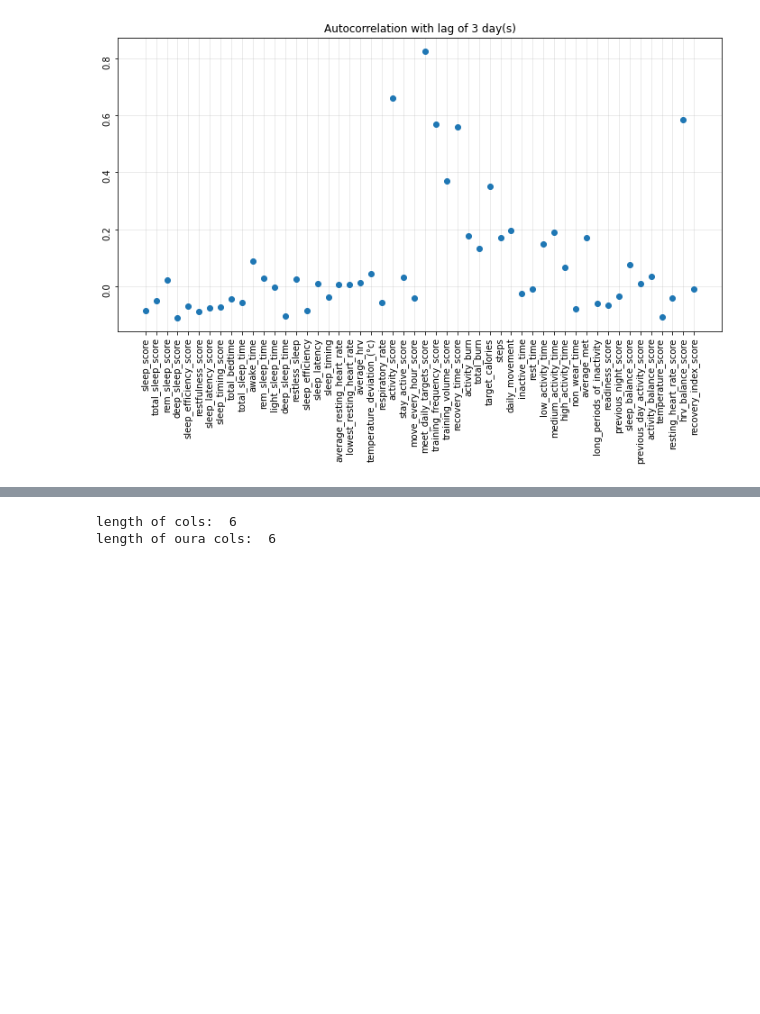
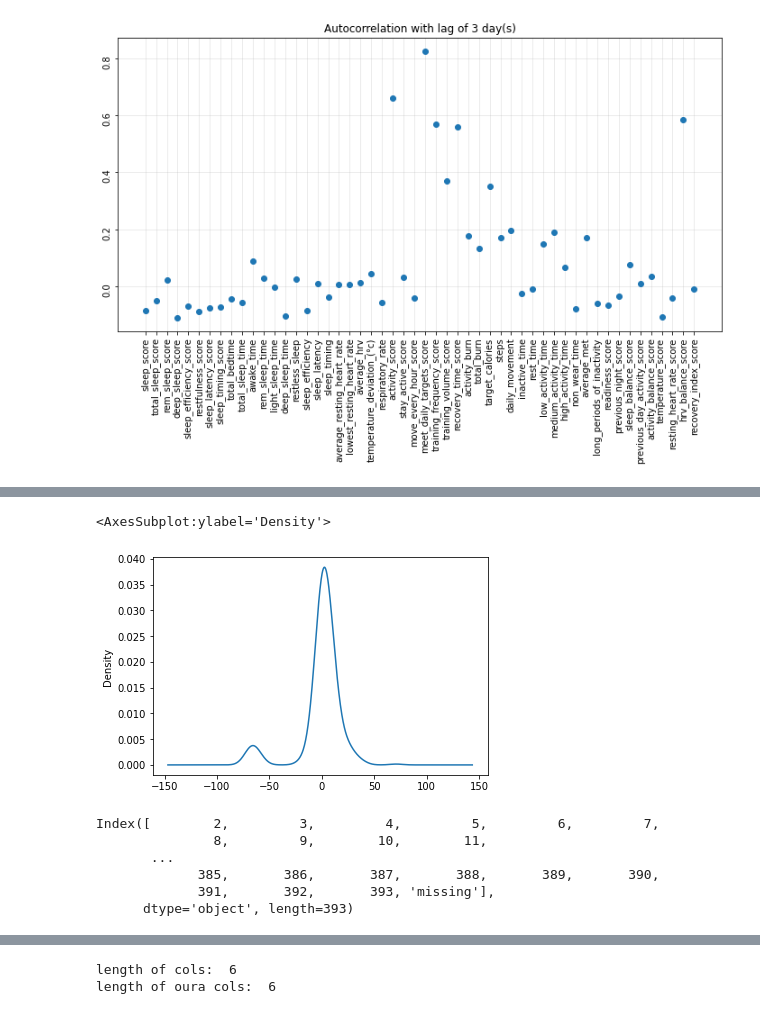
Before and after one commit to jthk1618/coffee-hypothesis, a Jupyter notebook: oura_data_analysis.ipynb, the cells around one changed output, grey strips where cells are left out. Saved outputs shown, nothing was run; the diff lists cells and outputs as text; code cells hidden in the pictures; blank space fills up the shorter version.

Commit message:
arima model

```diff
--- a/oura_data_analysis.ipynb
+++ b/oura_data_analysis.ipynb
@@ -336,0 +390,19 @@ There's a few things that appear here. Training every 3 or 4 days causes the aut
+# %%
+from statsmodels.tsa.statespace.sarimax import SARIMAX
+
+model=SARIMAX(scores, order=(1,1,1),seasonal_order=(0, 0, 0, 0))
+result=model.fit()
+# %%
+result.resid.plot(kind='kde')
+# %% [output]
+<AxesSubplot:ylabel='Density'>
+[figure, added]
+# %%
+scores.index
+# %% [output]
+Index([        2,         3,         4,         5,         6,         7,
+               8,         9,        10,        11,
+       ...
+             385,       386,       387,       388,       389,       390,
+             391,       392,       393, 'missing'],
+      dtype='object', length=393)
```
Also changed, not shown: parts of 6 cells of this notebook, 2 other files.
